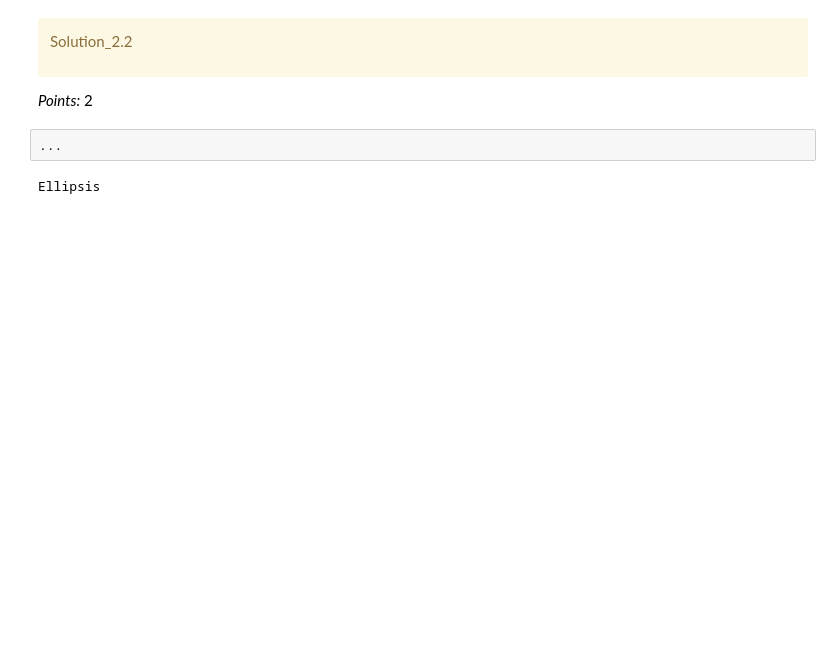
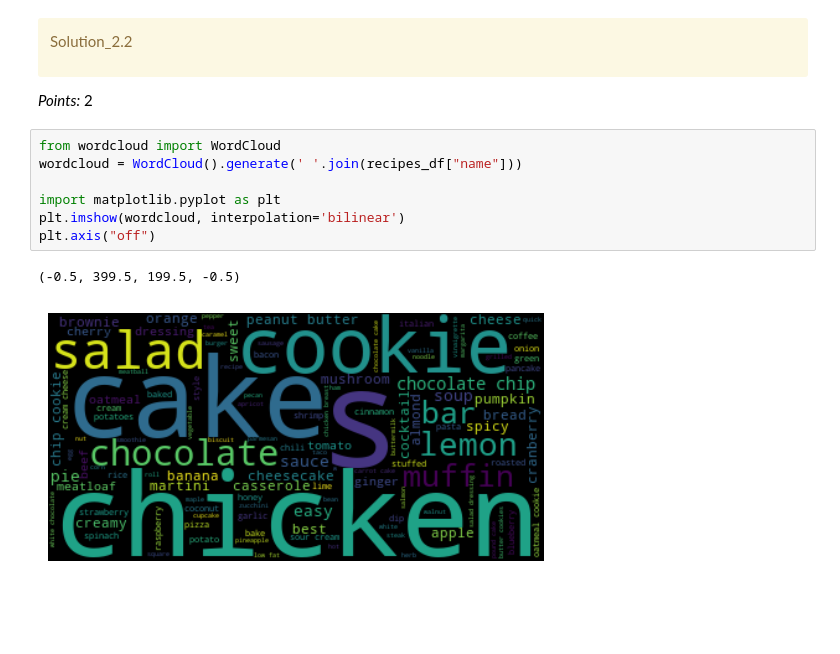
Before and after one commit to SteveIsnthere/cpsc330-2023W2, a Jupyter notebook: hw/hw6/hw6.ipynb, the cells around one changed output. Cells and saved outputs as stored; diff of their text form; blank space fills up the shorter version.

```diff
--- a/hw/hw6/hw6.ipynb
+++ b/hw/hw6/hw6.ipynb
@@ -523,10 +530,16 @@ Solution_2.2
 </div>
 
 _Points:_ 2
-# %%
-...
-# %% [output]
-Ellipsis
+# %%
+from wordcloud import WordCloud
+wordcloud = WordCloud().generate(' '.join(recipes_df["name"]))
+
+import matplotlib.pyplot as plt
+plt.imshow(wordcloud, interpolation='bilinear')
+plt.axis("off")
+# %% [output]
+(-0.5, 399.5, 199.5, -0.5)
+[figure, added]
 # %% [markdown]
 <!-- END QUESTION -->
 
```
Also changed, not shown: parts of 20 cells of this notebook.
